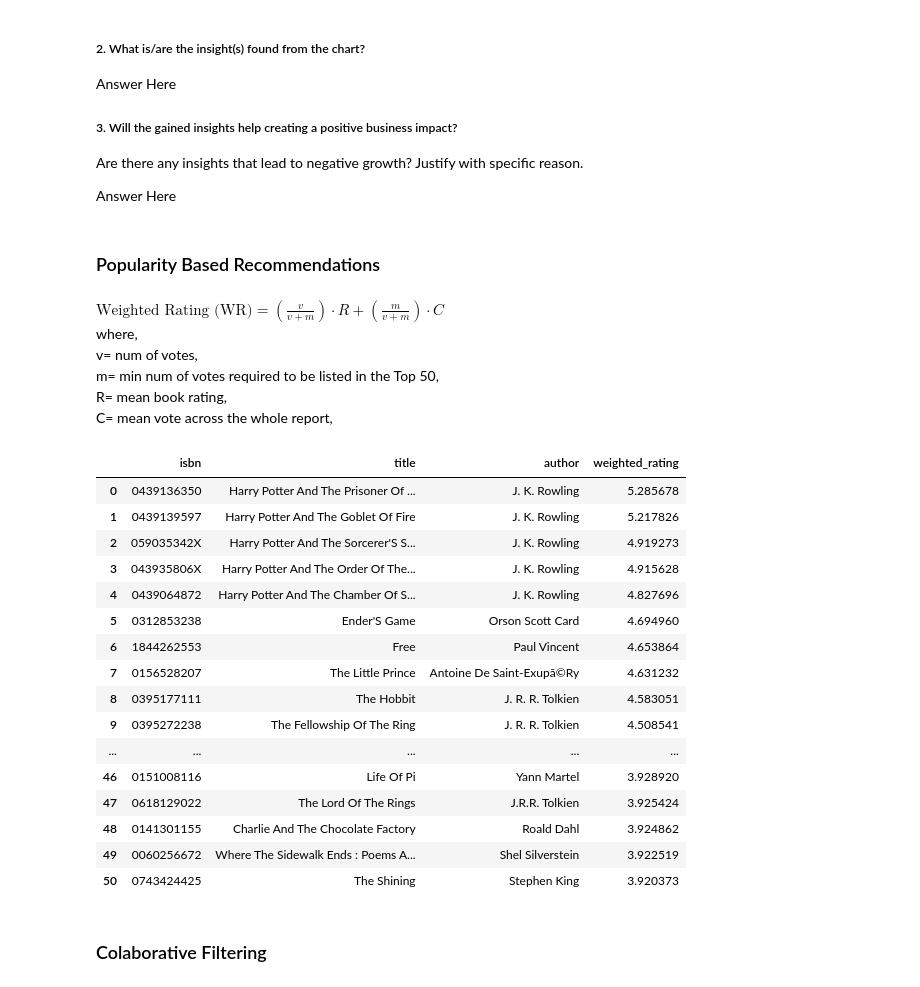
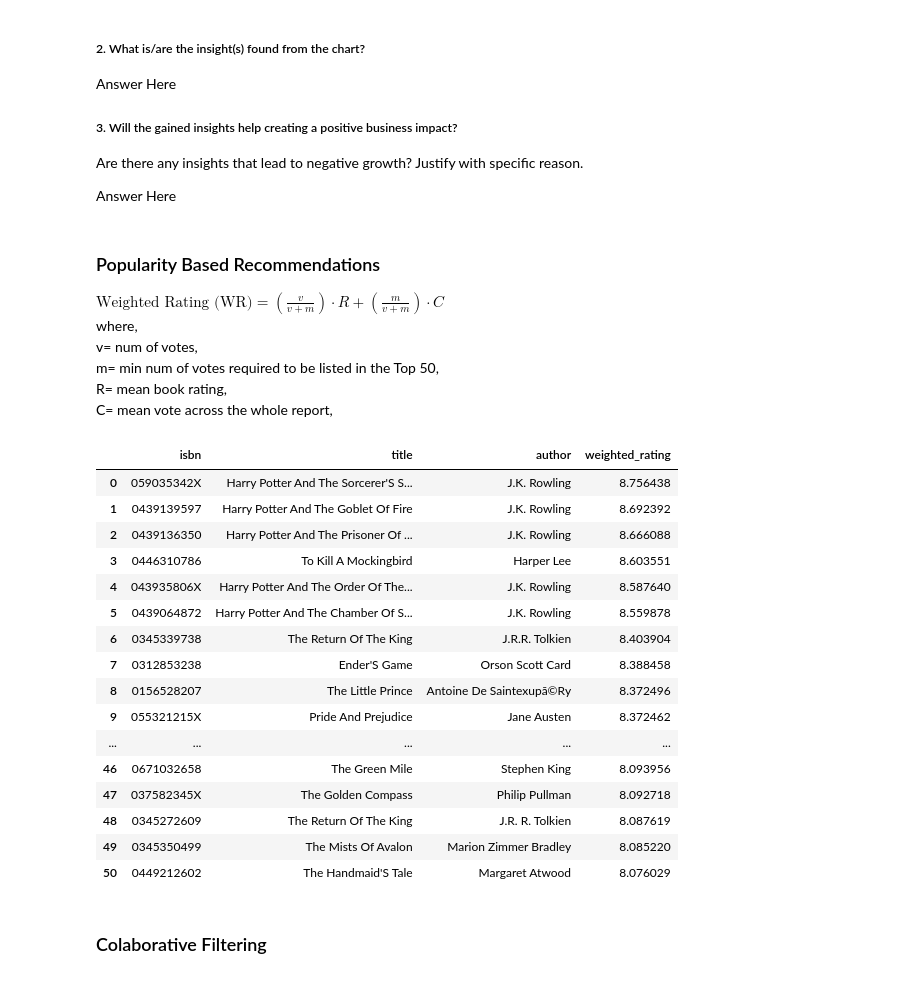
Before and after one commit to bisht-deepak/Capstone-Project-Recommendation-System, a Jupyter notebook: unsupervised-learning-book-recommendation-system.ipynb, the cells around one changed output. Cells and saved outputs as stored; diff of their text form; code cells hidden in the pictures.

```diff
--- a/unsupervised-learning-book-recommendation-system.ipynb
+++ b/unsupervised-learning-book-recommendation-system.ipynb
@@ -311,0 +302,4 @@ def tweak_books_df(X):
+# %%
+def rename_cols(X):
+    x= lambda x: x[0] if x[0]== "year" else x[-1]
+    return x(X.lower().split("-"))
@@ -322,18 +387,21 @@ tweaked_books_df.head()
-# %%
-def extract_active_users(Y, min_ratings= 100):
-    globals()["active_users"]= (
-        Y
-        .groupby("id", as_index= False)
-        .agg({"isbn": "count"})
-        .query("isbn>= @min_ratings")
-        ["id"]
-    ).to_list()
-
-    return Y
 # %%
-def tweak_ratings_df(X, min_ratings= 100):
+def tweak_ratings_df(X, min_ratings):
+
+    def extract_active_users(Y, min_ratings):
+        globals()["active_users"]= (
+            Y
+            .groupby("id", as_index= False)
+            .size()
+            .query("size>= @min_ratings")
+            ["id"]
+        ).to_list()
+
+        return Y
+
     return (
         X
+        .rename(rename_cols, axis= 1)
+        .query("rating!= 0")
         .assign(
             isbn= lambda x: (
                 x["isbn"]
@@ -348,7 +416,8 @@ def tweak_ratings_df(X, min_ratings= 100):
         .reset_index(drop= True)
     )
 # %%
-tweaked_ratings_df= tweak_ratings_df(ratings_df)
+min_ratings= 100
+tweaked_ratings_df= tweak_ratings_df(ratings_df, min_ratings= min_ratings)
 tweaked_ratings_df.head()
 # %% [output]
 |  | id | isbn | rating | is_active |
@@ -577,10 +915,10 @@ Answer Here
 Are there any insights that lead to negative growth? Justify with specific reason.
 
 Answer Here
-# %% [markdown]
-### Popularity Based Recommendations
 # %% [markdown]
-$ \text{Weighted Rating (WR)} = \left( \frac{v}{v+m} \right) \cdot R + \left( \frac{m}{v+m} \right) \cdot C
+### Popularity Based Recommendations
+
+ $ \text{Weighted Rating (WR)} = \left( \frac{v}{v+m} \right) \cdot R + \left( \frac{m}{v+m} \right) \cdot C
  $
  where,
  v= num of votes,
@@ -615,25 +953,25 @@ def calc_weighted_rating(X, Y, min_votes= 100):
         [["isbn", "title", "author", "weighted_rating"]]
     )
 # %%
-top_50_popular_books= calc_weighted_rating(tweaked_books_df, tweaked_ratings_df).loc[:50, ]
-top_50_popular_books
+top_50_popular_books= calc_weighted_rating(tweaked_books_df, tweaked_ratings_df).loc[:50]
+top_50_popular_books#.head(50)
 # %% [output]
 |  | isbn | title | author | weighted_rating |
-| 0 | 0439136350 | Harry Potter And The Prisoner Of ... | J. K. Rowling | 5.285678 |
-| 1 | 0439139597 | Harry Potter And The Goblet Of Fire | J. K. Rowling | 5.217826 |
-| 2 | 059035342X | Harry Potter And The Sorcerer'S S... | J. K. Rowling | 4.919273 |
-| 3 | 043935806X | Harry Potter And The Order Of The... | J. K. Rowling | 4.915628 |
-| 4 | 0439064872 | Harry Potter And The Chamber Of S... | J. K. Rowling | 4.827696 |
-| 5 | 0312853238 | Ender'S Game | Orson Scott Card | 4.694960 |
-| 6 | 1844262553 | Free | Paul Vincent | 4.653864 |
-| 7 | 0156528207 | The Little Prince | Antoine De Saint-Exupã©Ry | 4.631232 |
-| 8 | 0395177111 | The Hobbit | J. R. R. Tolkien | 4.583051 |
-| 9 | 0395272238 | The Fellowship Of The Ring | J. R. R. Tolkien | 4.508541 |
+| 0 | 059035342X | Harry Potter And The Sorcerer'S S... | J.K. Rowling | 8.756438 |
+| 1 | 0439139597 | Harry Potter And The Goblet Of Fire | J.K. Rowling | 8.692392 |
+| 2 | 0439136350 | Harry Potter And The Prisoner Of ... | J.K. Rowling | 8.666088 |
+| 3 | 0446310786 | To Kill A Mockingbird | Harper Lee | 8.603551 |
+| 4 | 043935806X | Harry Potter And The Order Of The... | J.K. Rowling | 8.587640 |
+| 5 | 0439064872 | Harry Potter And The Chamber Of S... | J.K. Rowling | 8.559878 |
+| 6 | 0345339738 | The Return Of The King | J.R.R. Tolkien | 8.403904 |
+| 7 | 0312853238 | Ender'S Game | Orson Scott Card | 8.388458 |
+| 8 | 0156528207 | The Little Prince | Antoine De Saintexupã©Ry | 8.372496 |
+| 9 | 055321215X | Pride And Prejudice | Jane Austen | 8.372462 |
 | ... | ... | ... | ... | ... |
-| 46 | 0151008116 | Life Of Pi | Yann Martel | 3.928920 |
-| 47 | 0618129022 | The Lord Of The Rings | J.R.R. Tolkien | 3.925424 |
-| 48 | 0141301155 | Charlie And The Chocolate Factory | Roald Dahl | 3.924862 |
-| 49 | 0060256672 | Where The Sidewalk Ends : Poems A... | Shel Silverstein | 3.922519 |
-| 50 | 0743424425 | The Shining | Stephen King | 3.920373 |
+| 46 | 0671032658 | The Green Mile | Stephen King | 8.093956 |
+| 47 | 037582345X | The Golden Compass | Philip Pullman | 8.092718 |
+| 48 | 0345272609 | The Return Of The King | J.R. R. Tolkien | 8.087619 |
+| 49 | 0345350499 | The Mists Of Avalon | Marion Zimmer Bradley | 8.085220 |
+| 50 | 0449212602 | The Handmaid'S Tale | Margaret Atwood | 8.076029 |
 # %% [markdown]
 ### Colaborative Filtering
```
Also changed, not shown: parts of 48 cells of this notebook.
